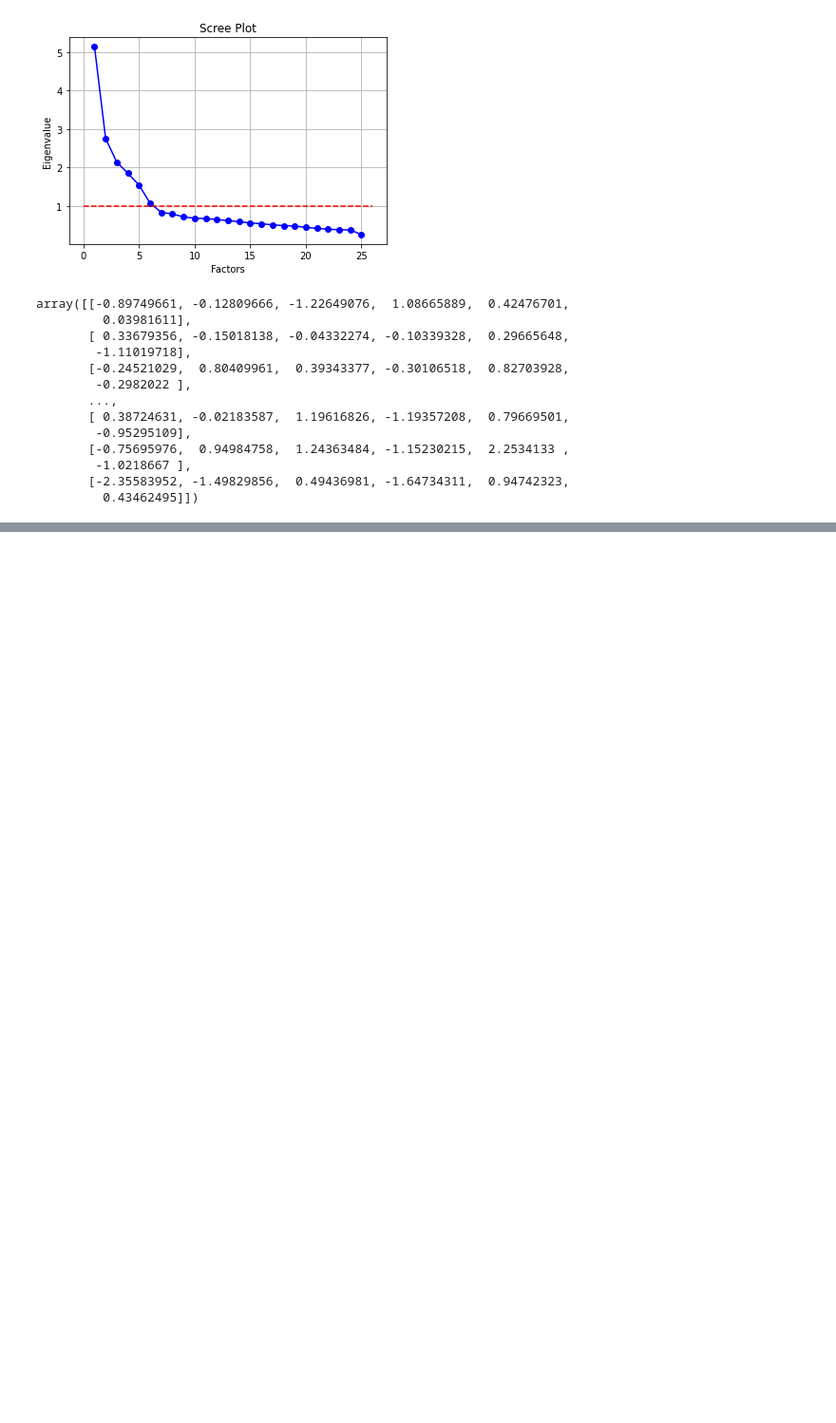
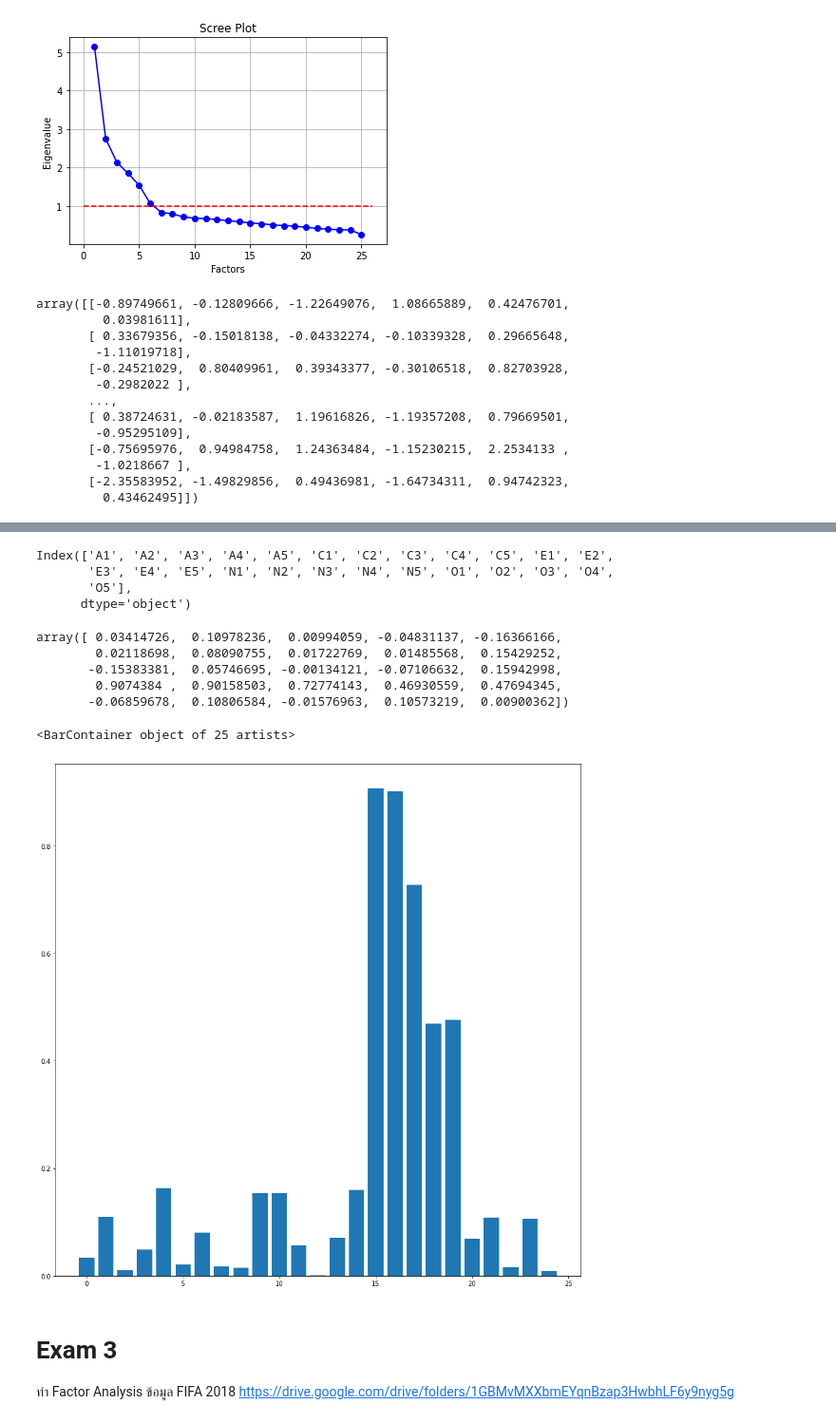
Before and after one commit to SupawadeeKhamthuy/multivariate, a Jupyter notebook: Chapter5_Factor_Analysis.ipynb, the cells around one changed output, grey strips where cells are left out. Shown: that part at 95% size. Saved outputs shown, nothing was run; the diff lists cells and outputs as text; code cells hidden in the pictures; blank space fills up the shorter version.

```diff
--- a/Chapter5_Factor_Analysis.ipynb
+++ b/Chapter5_Factor_Analysis.ipynb
@@ -184,0 +213,25 @@ fa.loadings_.shape
+# %%
+BFI_data_dropped.columns
+# %% [output]
+Index(['A1', 'A2', 'A3', 'A4', 'A5', 'C1', 'C2', 'C3', 'C4', 'C5', 'E1', 'E2',
+       'E3', 'E4', 'E5', 'N1', 'N2', 'N3', 'N4', 'N5', 'O1', 'O2', 'O3', 'O4',
+       'O5'],
+      dtype='object')
+# %%
+fa2.loadings_[:,0]
+# %% [output]
+array([ 0.03414726,  0.10978236,  0.00994059, -0.04831137, -0.16366166,
+        0.02118698,  0.08090755,  0.01722769,  0.01485568,  0.15429252,
+       -0.15383381,  0.05746695, -0.00134121, -0.07106632,  0.15942998,
+        0.9074384 ,  0.90158503,  0.72774143,  0.46930559,  0.47694345,
+       -0.06859678,  0.10806584, -0.01576963,  0.10573219,  0.00900362])
+# %%
+plt.bar(range(25),np.absolute(fa2.loadings_[:,0]))
+# %% [output]
+<BarContainer object of 25 artists>
+[figure, added]
+# %% [markdown]
+# Exam 3
+
+ทำ Factor Analysis ข้อมูล FIFA 2018
+https://drive.google.com/drive/folders/1GBMvMXXbmEYqnBzap3HwbhLF6y9nyg5g
```
Also changed, not shown: parts of 13 cells of this notebook.
